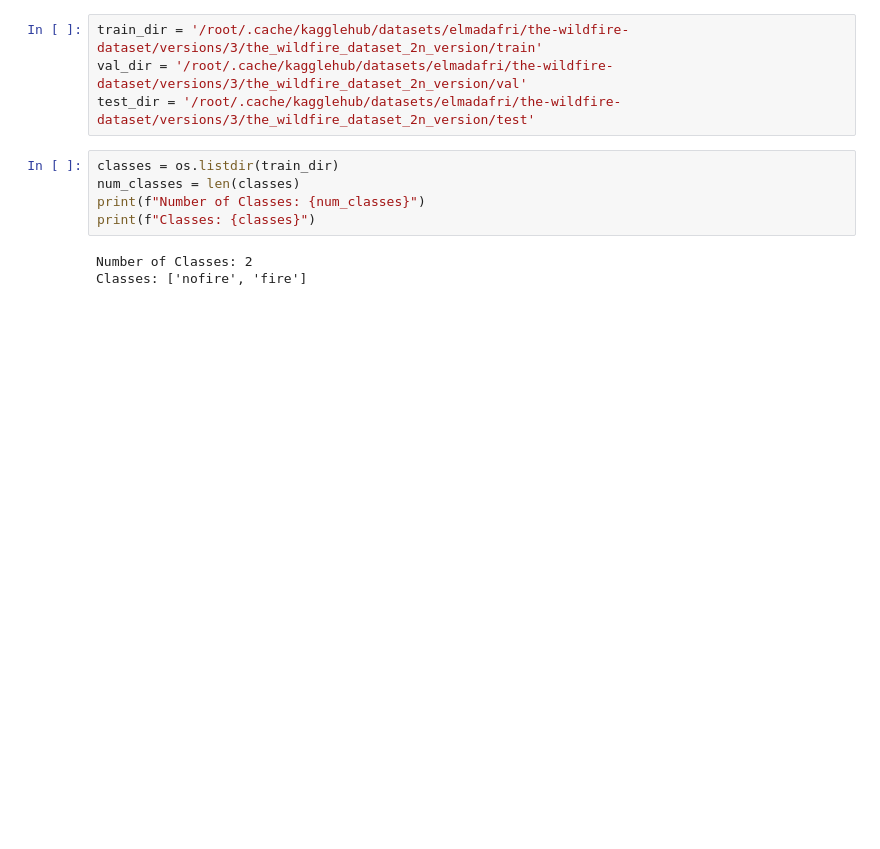
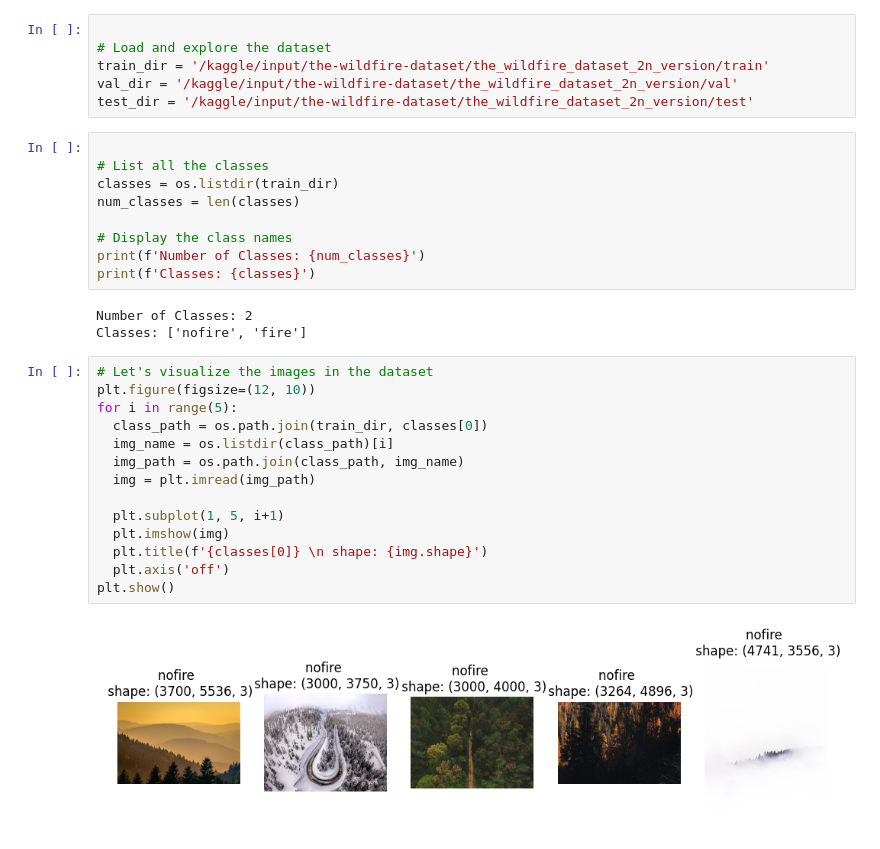
Before and after one commit to VagvalaRushitha/Forest_Fire_Detection, a Jupyter notebook: Forest_Fire_Detection_using_DL.ipynb, the cells around one changed output. Saved outputs shown, nothing was run; the diff lists cells and outputs as text; blank space fills up the shorter version.

```diff
--- a/Forest_Fire_Detection_using_DL.ipynb
+++ b/Forest_Fire_Detection_using_DL.ipynb
@@ -38,13 +33,35 @@ GPU is Unavailable!
 # %%
-train_dir = '/root/.cache/kagglehub/datasets/elmadafri/the-wildfire-dataset/versions/3/the_wildfire_dataset_2n_version/train'
-val_dir = '/root/.cache/kagglehub/datasets/elmadafri/the-wildfire-dataset/versions/3/the_wildfire_dataset_2n_version/val'
-test_dir = '/root/.cache/kagglehub/datasets/elmadafri/the-wildfire-dataset/versions/3/the_wildfire_dataset_2n_version/test'
+
+# Load and explore the dataset
+train_dir = '/kaggle/input/the-wildfire-dataset/the_wildfire_dataset_2n_version/train'
+val_dir = '/kaggle/input/the-wildfire-dataset/the_wildfire_dataset_2n_version/val'
+test_dir = '/kaggle/input/the-wildfire-dataset/the_wildfire_dataset_2n_version/test'
 # %%
+
+# List all the classes
 classes = os.listdir(train_dir)
 num_classes = len(classes)
-print(f"Number of Classes: {num_classes}")
-print(f"Classes: {classes}")
+
+# Display the class names
+print(f'Number of Classes: {num_classes}')
+print(f'Classes: {classes}')
 # %% [output]
 Number of Classes: 2
 Classes: ['nofire', 'fire']
+# %%
+# Let's visualize the images in the dataset
+plt.figure(figsize=(12, 10))
+for i in range(5):
+  class_path = os.path.join(train_dir, classes[0])
+  img_name = os.listdir(class_path)[i]
+  img_path = os.path.join(class_path, img_name)
+  img = plt.imread(img_path)
+
+  plt.subplot(1, 5, i+1)
+  plt.imshow(img)
+  plt.title(f'{classes[0]} \n shape: {img.shape}')
+  plt.axis('off')
+plt.show()
+# %% [output]
+[figure, added]
 # %%
```
Also changed, not shown: parts of 10 cells of this notebook.
